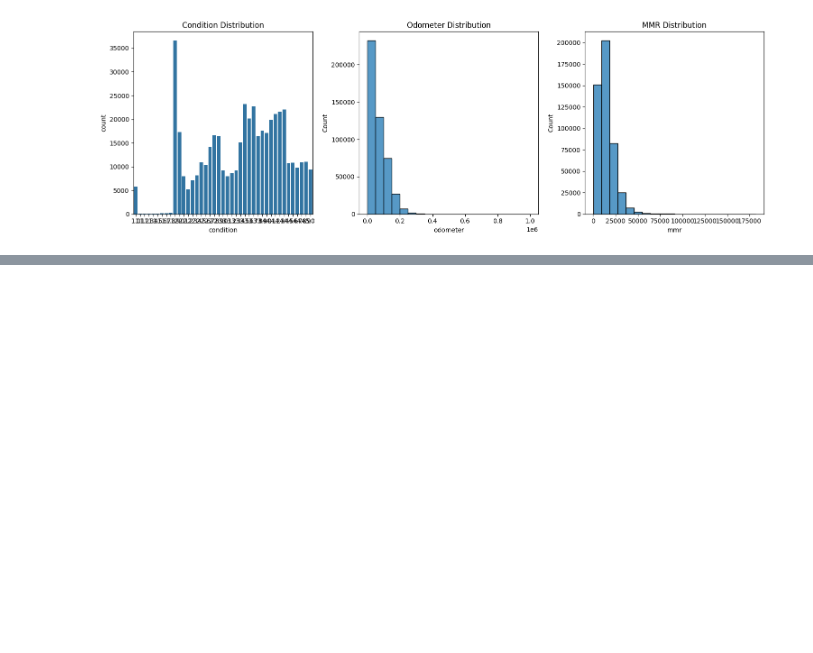
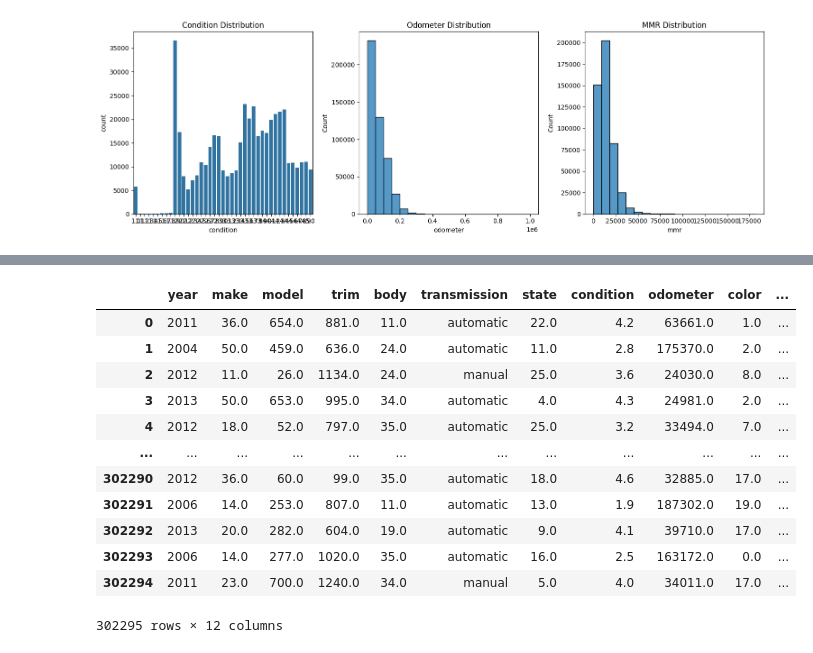
Before and after one commit to alvaarro/AI_Group11_Assignment, a Jupyter notebook: Car_Sales.ipynb, the cells around one changed output, grey strips where cells are left out. Cells and saved outputs as stored; diff of their text form; code cells hidden in the pictures; blank space fills up the shorter version.

Commit message:
Model Built

```diff
--- a/Car_Sales.ipynb
+++ b/Car_Sales.ipynb
@@ -204,3 +204,10 @@ plt.tight_layout()
 plt.show()
 # %% [output]
 [figure]
+# %%
+#We drop columns that we are not going to use
+
+df.drop('mmr', axis=1, inplace=True)
+df.drop('vin', axis=1, inplace=True)
+df.drop('seller', axis=1, inplace=True)
+df.drop('saledate', axis=1, inplace=True)
@@ -309,0 +302,43 @@ standarize_Data(train_data)
+# %%
+from sklearn.preprocessing import LabelEncoder
+import pandas as pd
+from sklearn.preprocessing import OrdinalEncoder
+import pandas as pd
+from sklearn.preprocessing import OneHotEncoder
+
+
+#We standarize the columns wih more than two values through an ordinal scaler
+
+def standarize_Data_Big_Columns (df):
+
+    # Columns to encode
+    columns_to_encode = ['make', 'model', 'trim', 'body', 'color', 'interior', 'state']
+
+    # Initialize OrdinalEncoder
+    encoder = OrdinalEncoder()
+
+    # Fit and transform the specified columns
+    df[columns_to_encode] = encoder.fit_transform(df[columns_to_encode])
+
+    return df
+
+
+train_data = standarize_Data_Big_Columns(train_data)
+# %%
+train_data = train_data.reset_index(drop=True)
+
+train_data
+# %% [output]
+|  | year | make | model | trim | body | transmission | state | condition | odometer | color | ... |
+| 0 | 2011 | 36.0 | 654.0 | 881.0 | 11.0 | automatic | 22.0 | 4.2 | 63661.0 | 1.0 | ... |
+| 1 | 2004 | 50.0 | 459.0 | 636.0 | 24.0 | automatic | 11.0 | 2.8 | 175370.0 | 2.0 | ... |
+| 2 | 2012 | 11.0 | 26.0 | 1134.0 | 24.0 | manual | 25.0 | 3.6 | 24030.0 | 8.0 | ... |
+| 3 | 2013 | 50.0 | 653.0 | 995.0 | 34.0 | automatic | 4.0 | 4.3 | 24981.0 | 2.0 | ... |
+| 4 | 2012 | 18.0 | 52.0 | 797.0 | 35.0 | automatic | 25.0 | 3.2 | 33494.0 | 7.0 | ... |
+| ... | ... | ... | ... | ... | ... | ... | ... | ... | ... | ... | ... |
+| 302290 | 2012 | 36.0 | 60.0 | 99.0 | 35.0 | automatic | 18.0 | 4.6 | 32885.0 | 17.0 | ... |
+| 302291 | 2006 | 14.0 | 253.0 | 807.0 | 11.0 | automatic | 13.0 | 1.9 | 187302.0 | 19.0 | ... |
+| 302292 | 2013 | 20.0 | 282.0 | 604.0 | 19.0 | automatic | 9.0 | 4.1 | 39710.0 | 17.0 | ... |
+| 302293 | 2006 | 14.0 | 277.0 | 1020.0 | 35.0 | automatic | 16.0 | 2.5 | 163172.0 | 0.0 | ... |
+| 302294 | 2011 | 23.0 | 700.0 | 1240.0 | 34.0 | manual | 5.0 | 4.0 | 34011.0 | 17.0 | ... |
+302295 rows × 12 columns
```
Also changed, not shown: parts of 8 cells of this notebook.
